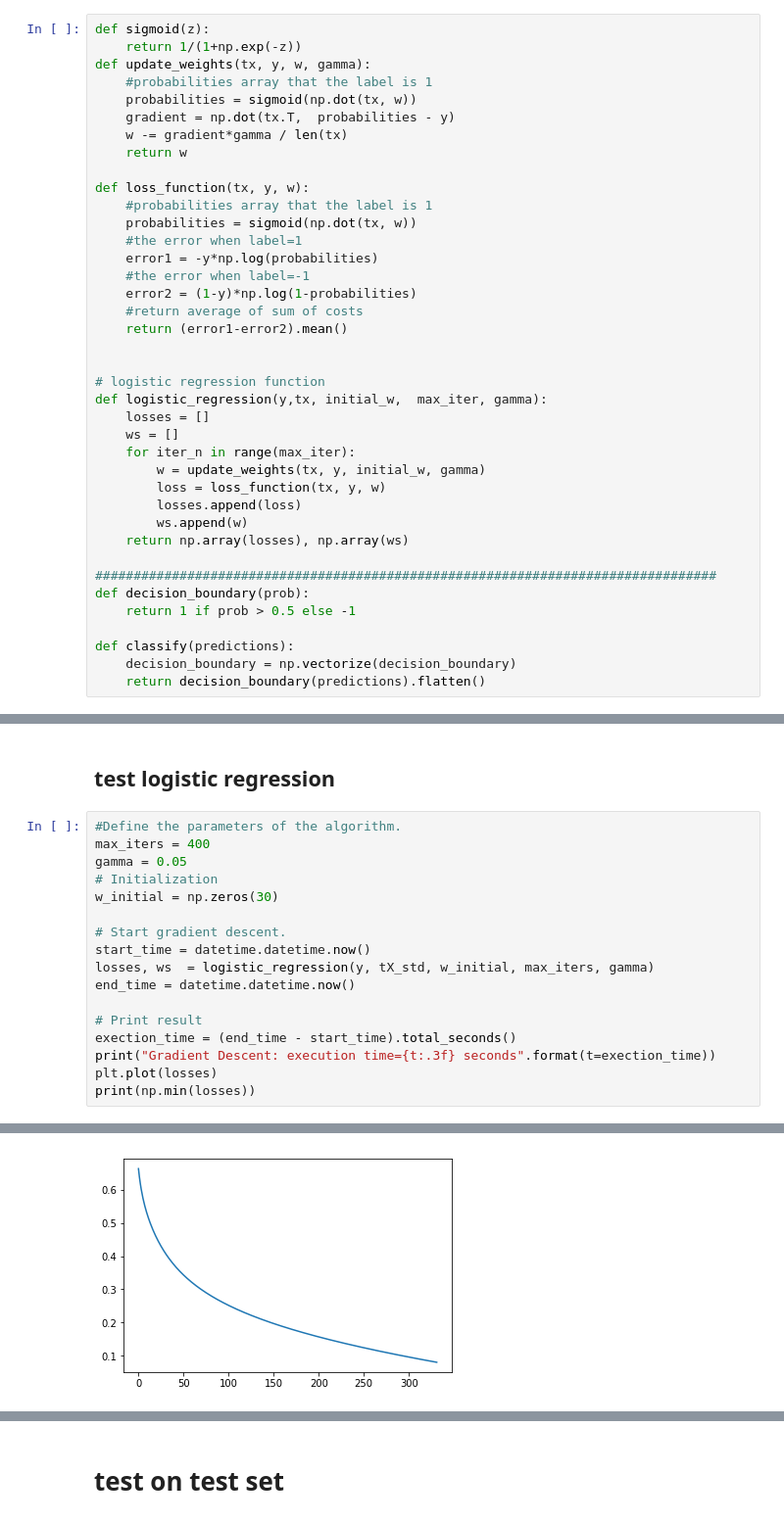
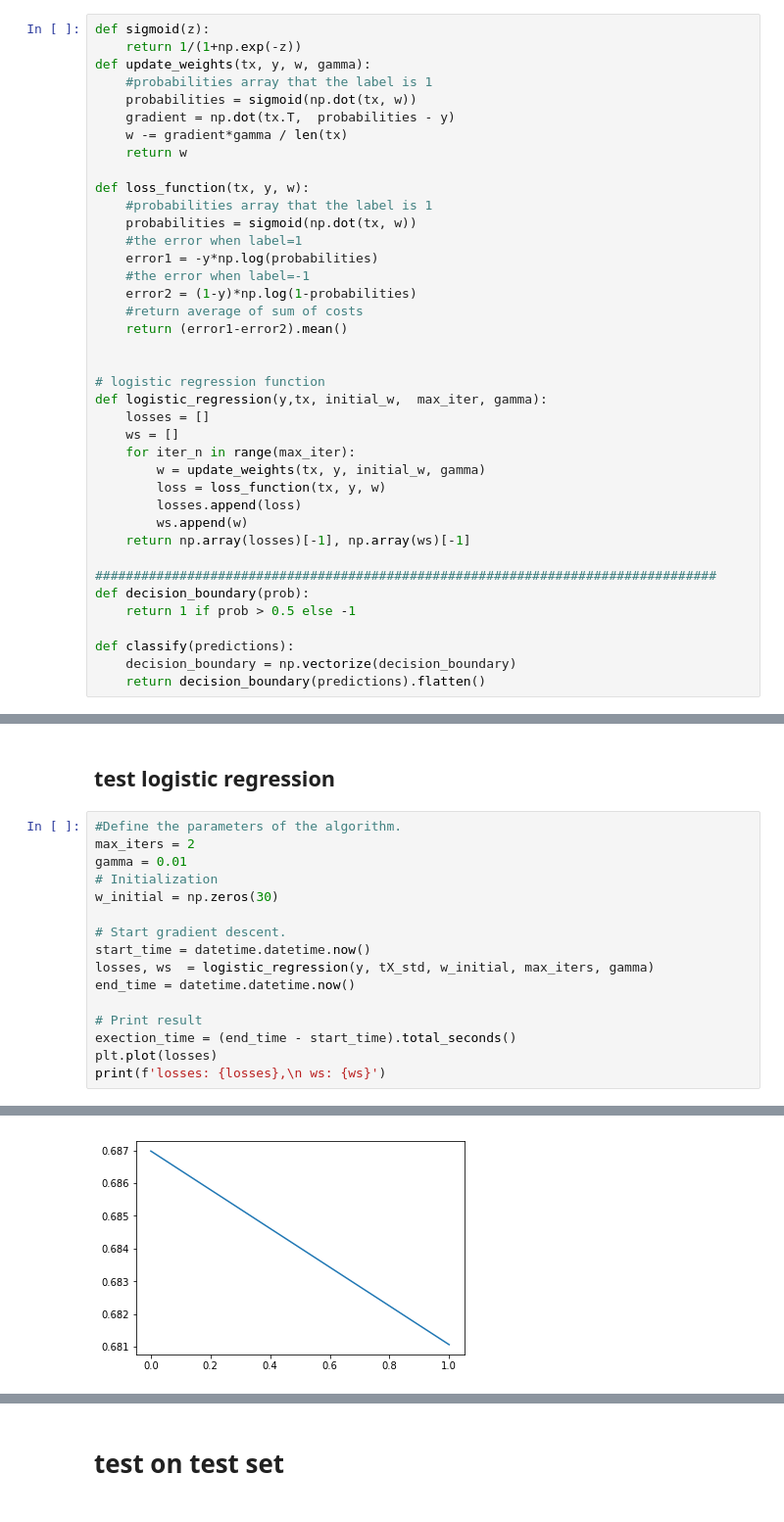
Before and after one commit to MaximeFth/Machine_learning_2020, a Jupyter notebook: project1/scripts/project1.ipynb, the cells around one changed output, grey strips where cells are left out. Shown at 98% size. Drawn from its saved outputs; the diff is of its cells as text.

```diff
--- a/project1/scripts/project1.ipynb
+++ b/project1/scripts/project1.ipynb
@@ -201,7 +238,7 @@ def logistic_regression(y,tx, initial_w,  max_iter, gamma):
         loss = loss_function(tx, y, w)
         losses.append(loss)
         ws.append(w)
-    return np.array(losses), np.array(ws)
+    return np.array(losses)[-1], np.array(ws)[-1]
 
 #################################################################################
 def decision_boundary(prob):
@@ -245,8 +282,8 @@ def reg_logistic_regression(y,tx,lambda_, initial_w,  max_iter, gamma):
 ## test logistic regression
 # %%
 #Define the parameters of the algorithm.
-max_iters = 400
-gamma = 0.05
+max_iters = 2
+gamma = 0.01
 # Initialization
 w_initial = np.zeros(30)
 
@@ -257,7 +294,6 @@ end_time = datetime.datetime.now()
 
 # Print result
 exection_time = (end_time - start_time).total_seconds()
-print("Gradient Descent: execution time={t:.3f} seconds".format(t=exection_time))
 plt.plot(losses)
-print(np.min(losses))
+print(f'losses: {losses},\n ws: {ws}')
 # %% [output]
@@ -266,4 +317,4 @@ nan
-[figure, old version]
+[figure, new version]
 # %%
 print(ws[-4])
 print(losses[-4])
```
Also changed, not shown: parts of 18 cells of this notebook.
